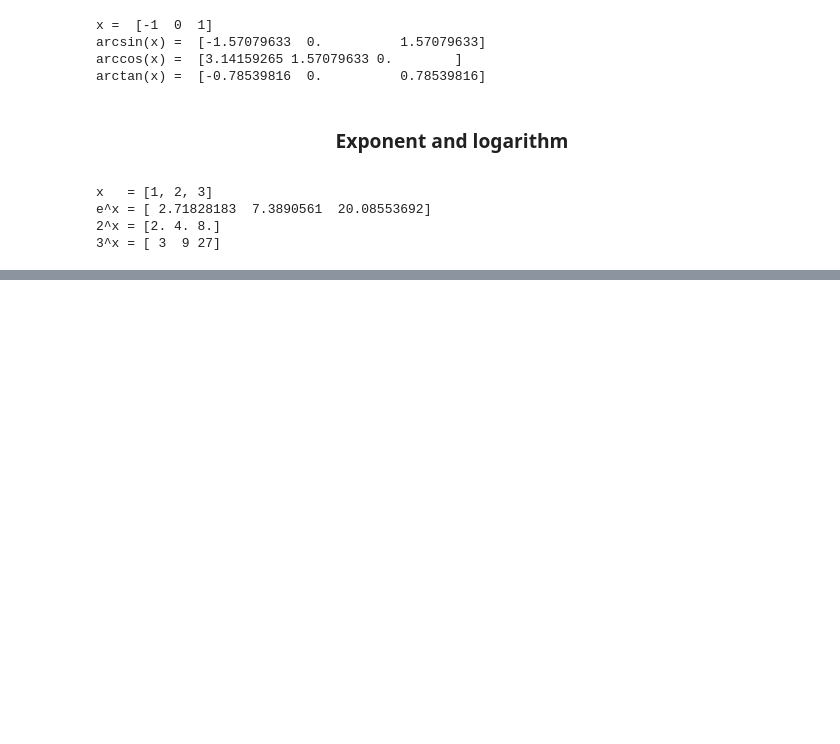
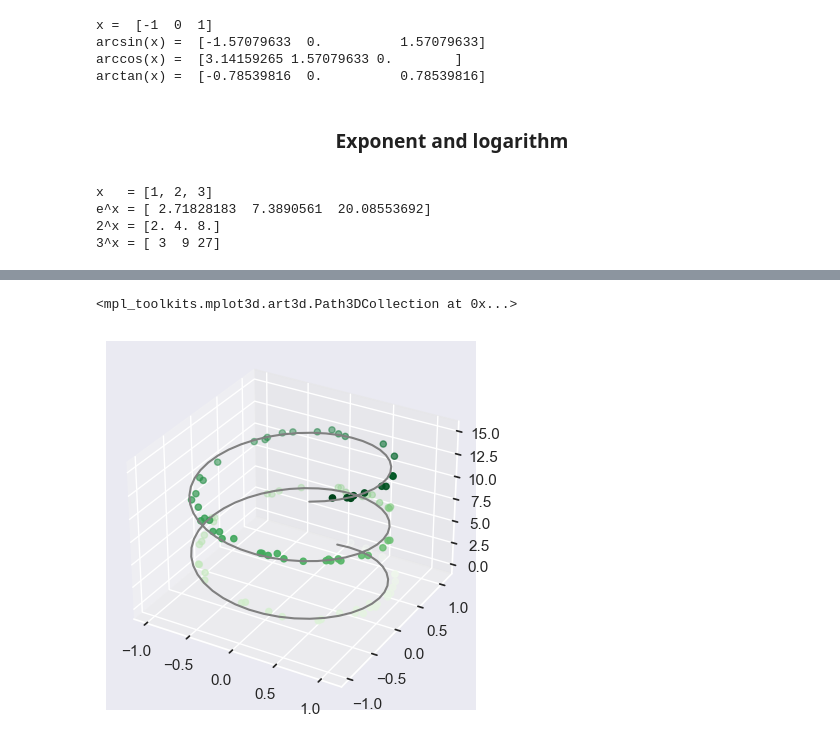
Before and after one commit to Znoywho/WILD, a Jupyter notebook: DATASCIENCE/Introduction_to_NumPy.ipynb, the cells around one changed output, grey strips where cells are left out. Saved outputs shown, nothing was run; the diff lists cells and outputs as text; code cells hidden in the pictures; blank space fills up the shorter version.

```diff
--- a/DATASCIENCE/Introduction_to_NumPy.ipynb
+++ b/DATASCIENCE/Introduction_to_NumPy.ipynb
@@ -429,0 +596,16 @@ e^x = [ 2.71828183  7.3890561  20.08553692]
+# %%
+ax = plt.axes(projection = '3d')
+
+zline = np.linspace(0,15,100)
+xline = np.sin(zline)
+yline = np.cos(zline)
+ax.plot(xline,yline,zline,'gray')
+
+np.random.seed(0)
+zdata = 15*np.random.random(100)
+xdata = np.sin(zdata) + 0.1* np.random.random(100)
+ydata = np.cos(zdata) + 0.1* np.random.random(100)
+ax.scatter(xdata,ydata,zdata,c=zdata,cmap="Greens")
+# %% [output]
+<mpl_toolkits.mplot3d.art3d.Path3DCollection at 0x...>
+[figure, added]
```
Also changed, not shown: parts of 32 cells of this notebook, 1 other file.
